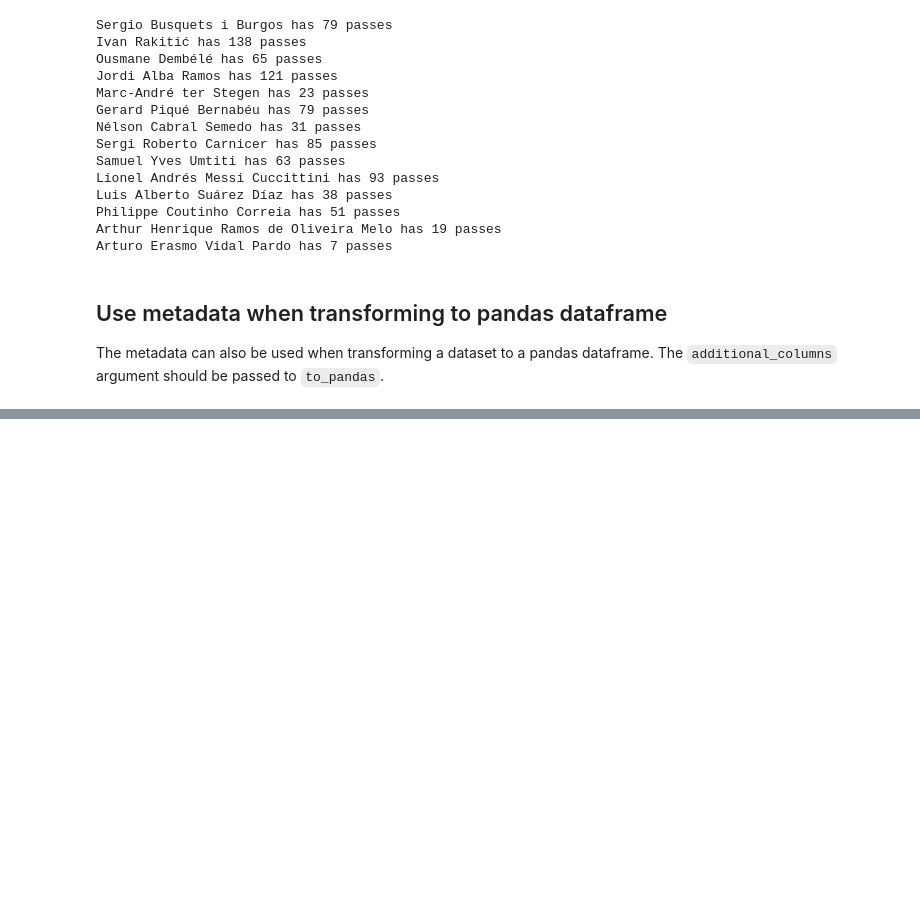
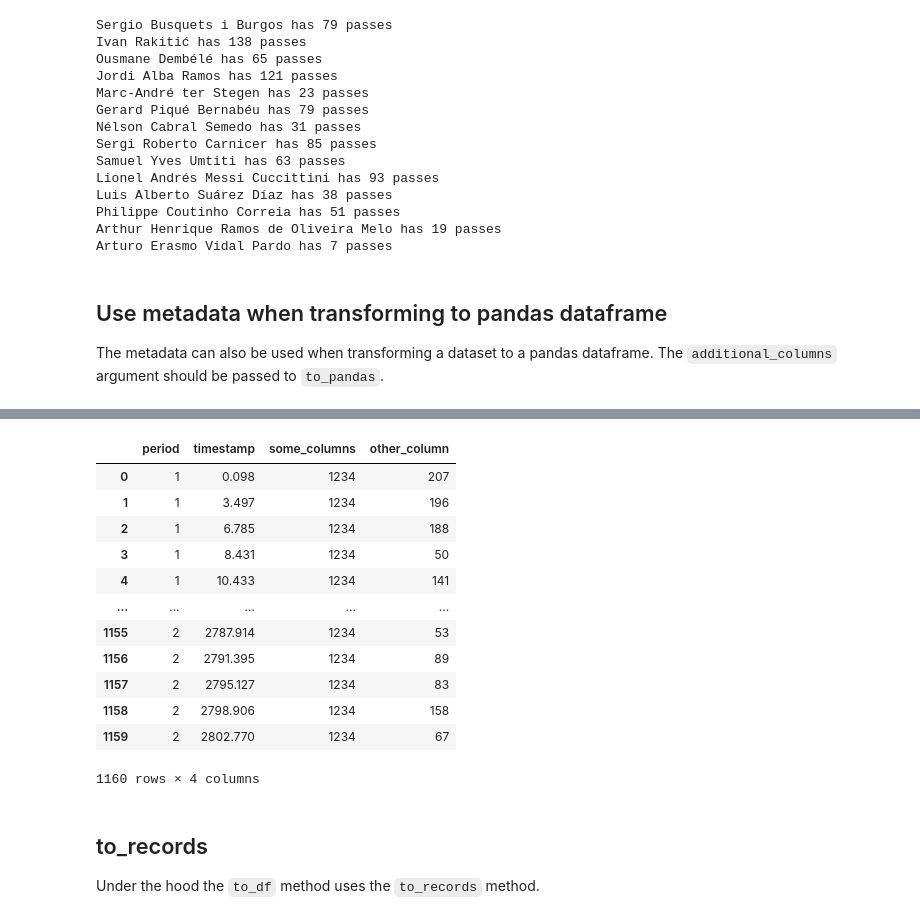
Before and after one commit to PySport/kloppy, a Jupyter notebook: docs/examples/event_data.ipynb, the cells around one changed output, grey strips where cells are left out. Cells and saved outputs as stored; diff of their text form; code cells hidden in the pictures; blank space fills up the shorter version.

```diff
--- a/docs/examples/event_data.ipynb
+++ b/docs/examples/event_data.ipynb
@@ -198,0 +244,31 @@ transformer(event)
+# %%
+import random
+
+dataset.to_df(
+    # Unnamed transformer must always be defined as a Callable. The function must return a Dictionary
+    lambda event: {'period': event.period.id, 'timestamp': event.timestamp},
+
+    # Named transformer can be specified as a constant
+    some_columns=1234,
+
+    # Or as a callable
+    other_column=lambda x: random.randint(0, 255)
+)
+# %% [output]
+|  | period | timestamp | some_columns | other_column |
+| 0 | 1 | 0.098 | 1234 | 207 |
+| 1 | 1 | 3.497 | 1234 | 196 |
+| 2 | 1 | 6.785 | 1234 | 188 |
+| 3 | 1 | 8.431 | 1234 | 50 |
+| 4 | 1 | 10.433 | 1234 | 141 |
+| ... | ... | ... | ... | ... |
+| 1155 | 2 | 2787.914 | 1234 | 53 |
+| 1156 | 2 | 2791.395 | 1234 | 89 |
+| 1157 | 2 | 2795.127 | 1234 | 83 |
+| 1158 | 2 | 2798.906 | 1234 | 158 |
+| 1159 | 2 | 2802.770 | 1234 | 67 |
+1160 rows × 4 columns
+# %% [markdown]
+## to_records
+
+Under the hood the `to_df` method uses the `to_records` method.
```
Also changed, not shown: parts of 8 cells of this notebook, 2 other files.
